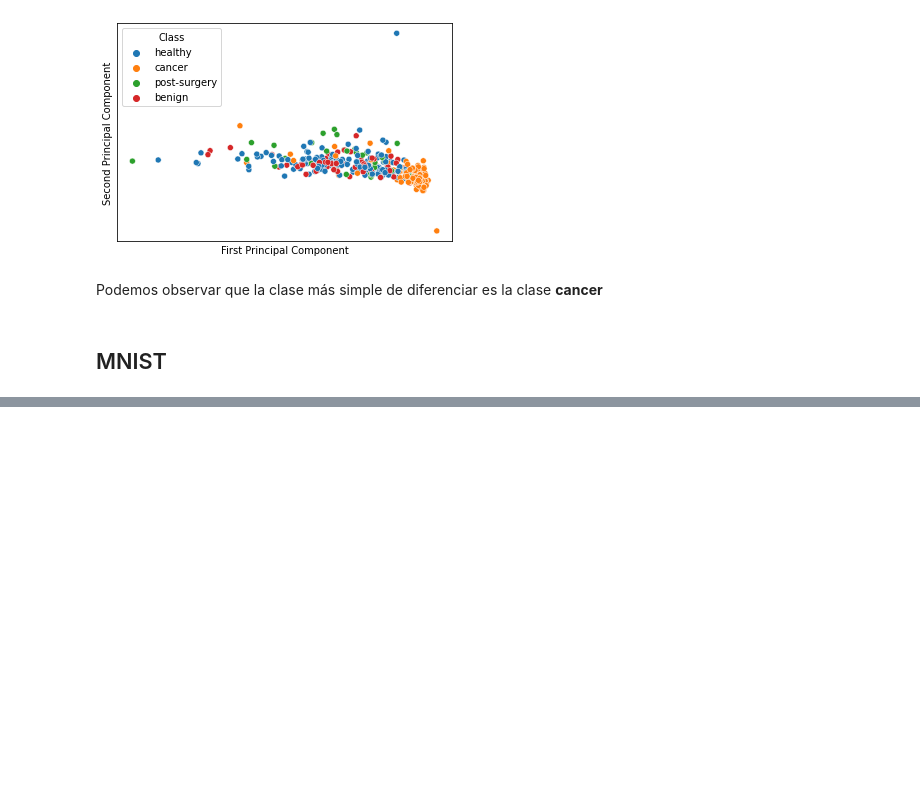
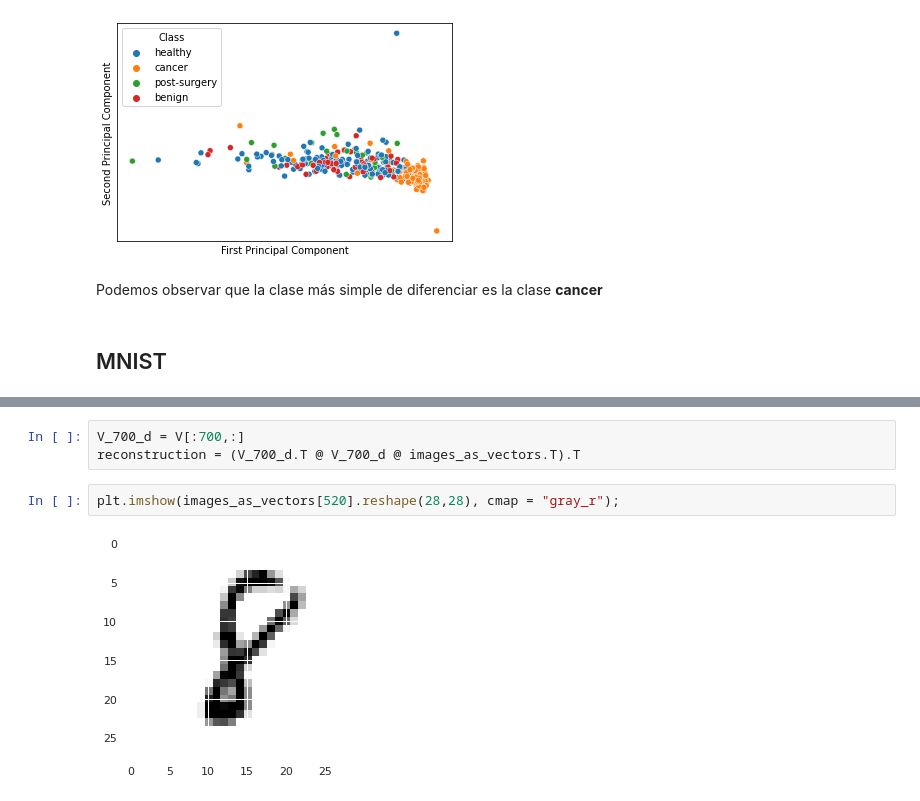
Before and after one commit to Nacho2904/CURSO-LEARNING1, a Jupyter notebook: PCA.ipynb, the cells around one changed output, grey strips where cells are left out. Saved outputs shown, nothing was run; the diff lists cells and outputs as text; blank space fills up the shorter version.

```diff
--- a/PCA.ipynb
+++ b/PCA.ipynb
@@ -247,0 +303,7 @@ Podemos observar que la clase más simple de diferenciar es la clase **cancer**
+# %%
+V_700_d = V[:700,:]
+reconstruction = (V_700_d.T @ V_700_d @ images_as_vectors.T).T
+# %%
+plt.imshow(images_as_vectors[520].reshape(28,28), cmap = "gray_r");
+# %% [output]
+[figure, added]
```
Also changed, not shown: parts of 15 cells of this notebook.
